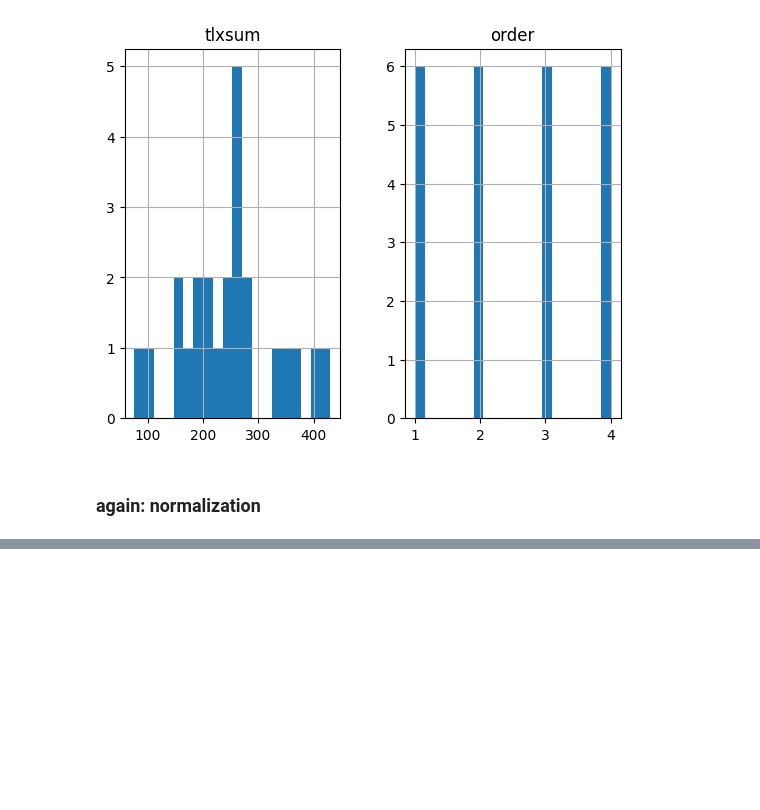
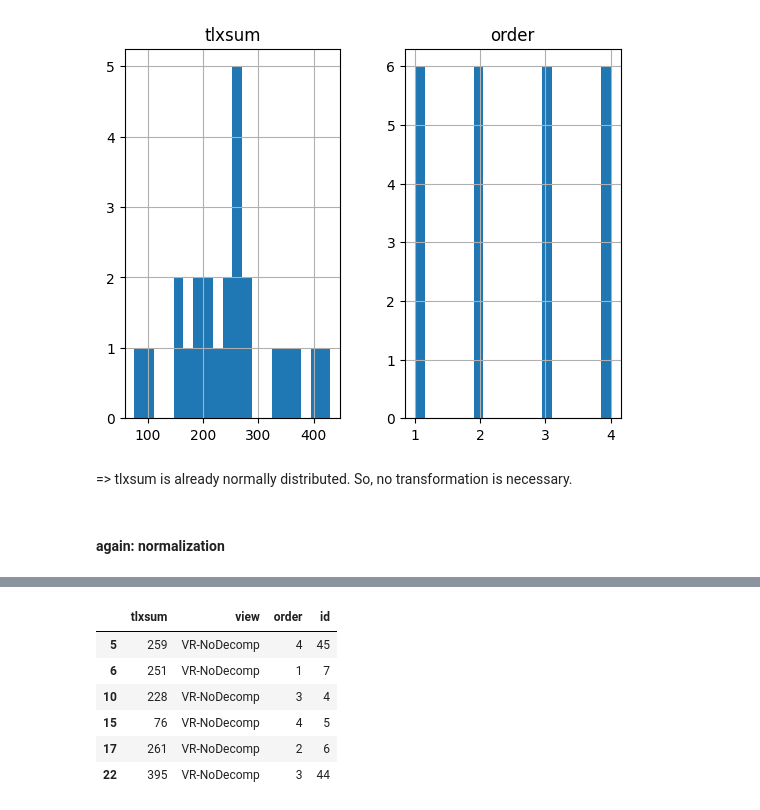
Before and after one commit to hpi-swa-lab/mp-2023-study, a Jupyter notebook: server/analysis.ipynb, the cells around one changed output, grey strips where cells are left out. Cells and saved outputs as stored; diff of their text form; code cells hidden in the pictures; blank space fills up the shorter version.

```diff
--- a/server/analysis.ipynb
+++ b/server/analysis.ipynb
@@ -302,8 +333,10 @@ df
 | 22 | 395 | VR-NoDecomp | 3 | 44 |
 | 23 | 256 | Desktop-NoDecomp | 4 | 6 |
 [figure]
+# %% [markdown]
+=> tlxsum is already normally distributed. So, no transformation is necessary.
 # %% [markdown]
-### again: normalization
+#### again: normalization
 # %%
 normalize = False
 if normalize:
@@ -328,6 +361,16 @@ grouped.describe()
 | Desktop-NoDecomp | 6.0 | 263.166667 | 110.211463 | 107.0 | 212.50 | 258.0 | 311.0 | 430.0 | 6.0 | 2.333333 | 1.211060 | ... |
 | VR-Decomp | 6.0 | 230.500000 | 72.207340 | 157.0 | 194.75 | 213.0 | 238.0 | 365.0 | 6.0 | 2.666667 | 1.211060 | ... |
 | VR-NoDecomp | 6.0 | 245.000000 | 101.821412 | 76.0 | 233.75 | 255.0 | 260.5 | 395.0 | 6.0 | 2.833333 | 1.169045 | ... |
+# %%
+df[df["view"] == "VR-NoDecomp"]
+# %% [output]
+|  | tlxsum | view | order | id |
+| 5 | 259 | VR-NoDecomp | 4 | 45 |
+| 6 | 251 | VR-NoDecomp | 1 | 7 |
+| 10 | 228 | VR-NoDecomp | 3 | 4 |
+| 15 | 76 | VR-NoDecomp | 4 | 5 |
+| 17 | 261 | VR-NoDecomp | 2 | 6 |
+| 22 | 395 | VR-NoDecomp | 3 | 44 |
 # %%
 # add column that is 0 if Desktop-Decomp or Desktop-NoDecomp, 1 if VR-Decomp or VR-NoDecomp
 df["platform"] = df["view"].apply(lambda x: 0 if x.startswith("Desktop") else 1)
```
Also changed, not shown: parts of 29 cells of this notebook.
